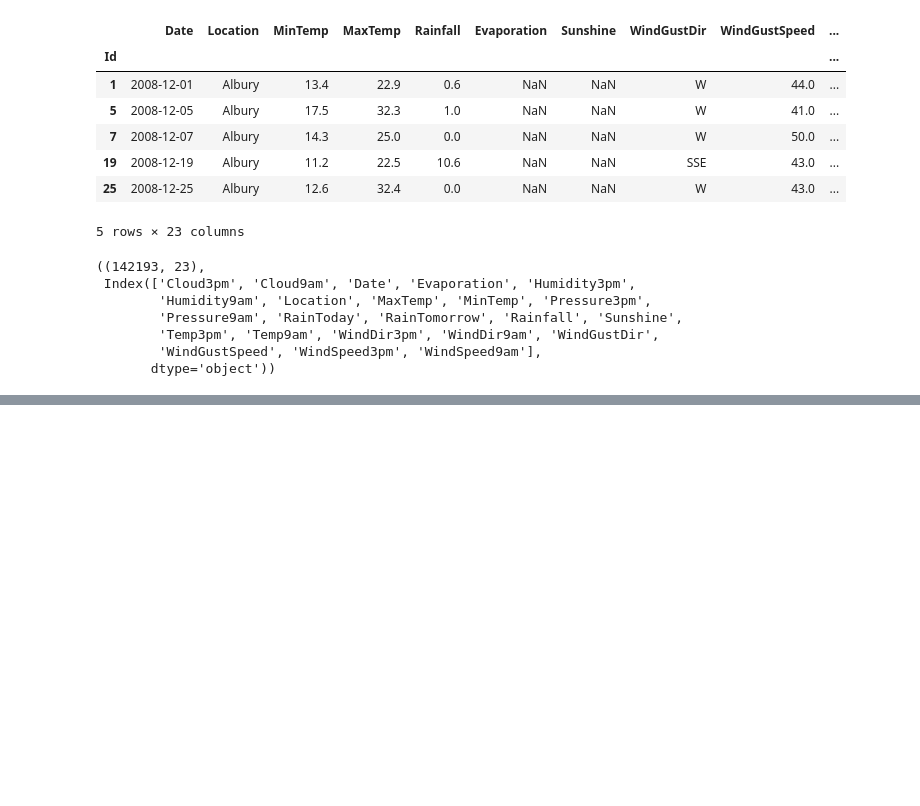
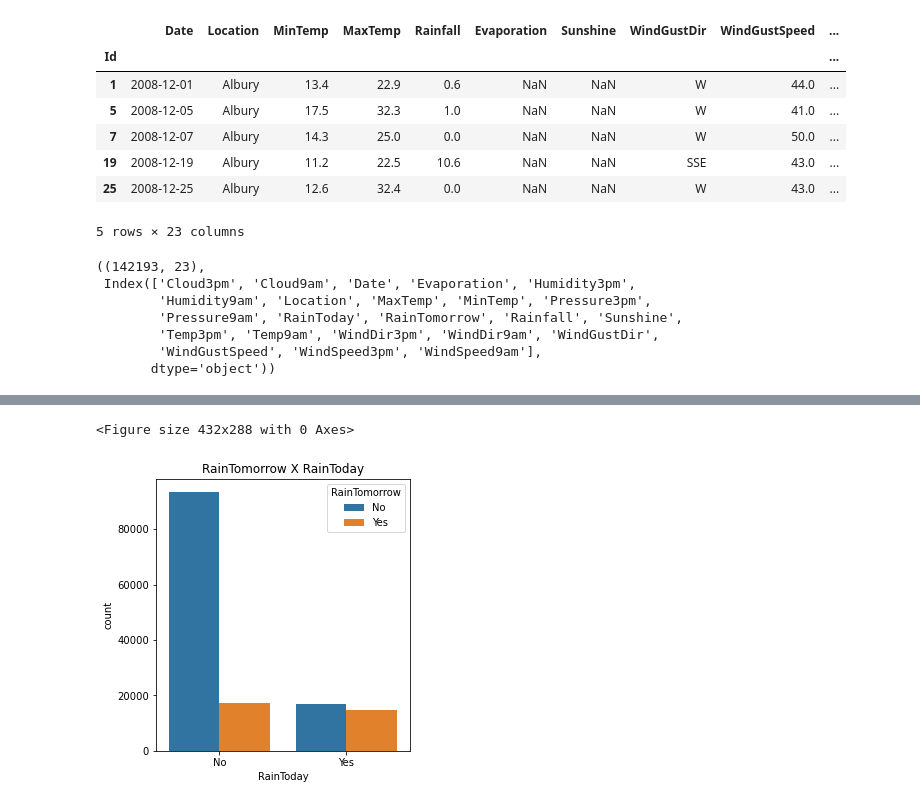
Before and after one commit to SauloEnock/Minicurso-Data-Science, a Jupyter notebook: pratica.ipynb, the cells around one changed output, grey strips where cells are left out. Saved outputs shown, nothing was run; the diff lists cells and outputs as text; code cells hidden in the pictures; blank space fills up the shorter version.

```diff
--- a/pratica.ipynb
+++ b/pratica.ipynb
@@ -202,0 +205,13 @@ AttributeError: module 'seaborn' has no attribute 'histplot'
+# %%
+plt.clf()
+plt.figure(figsize=(10,5))
+
+# Gráfico de barras (RainToday x RainTomorrow)
+plt.subplot(1,2,1)
+plt.title('RainTomorrow X RainToday')
+sns.countplot('RainToday',hue='RainTomorrow', data=data)
+
+plt.show();
+# %% [output]
+<Figure size 432x288 with 0 Axes>
+[figure, added]
```
Also changed, not shown: parts of 11 cells of this notebook.
